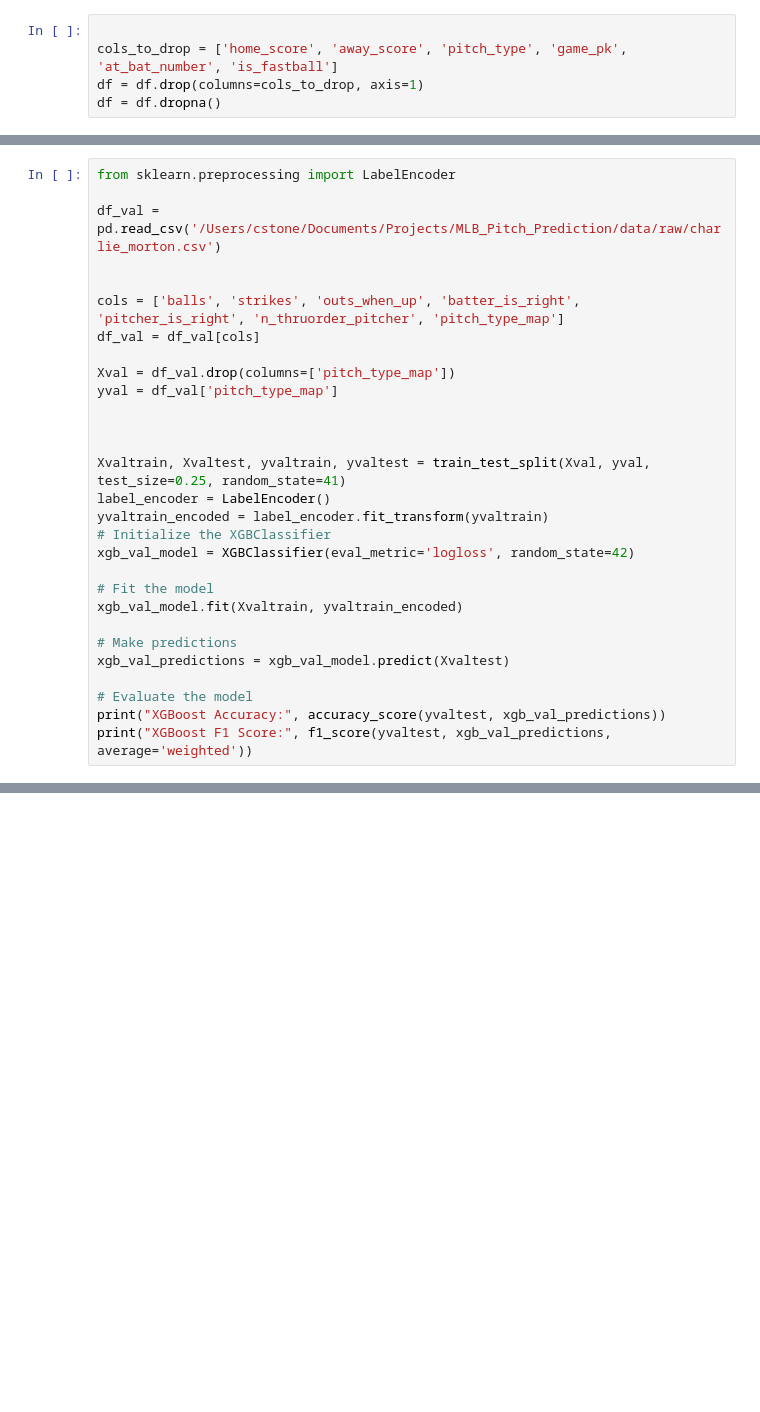
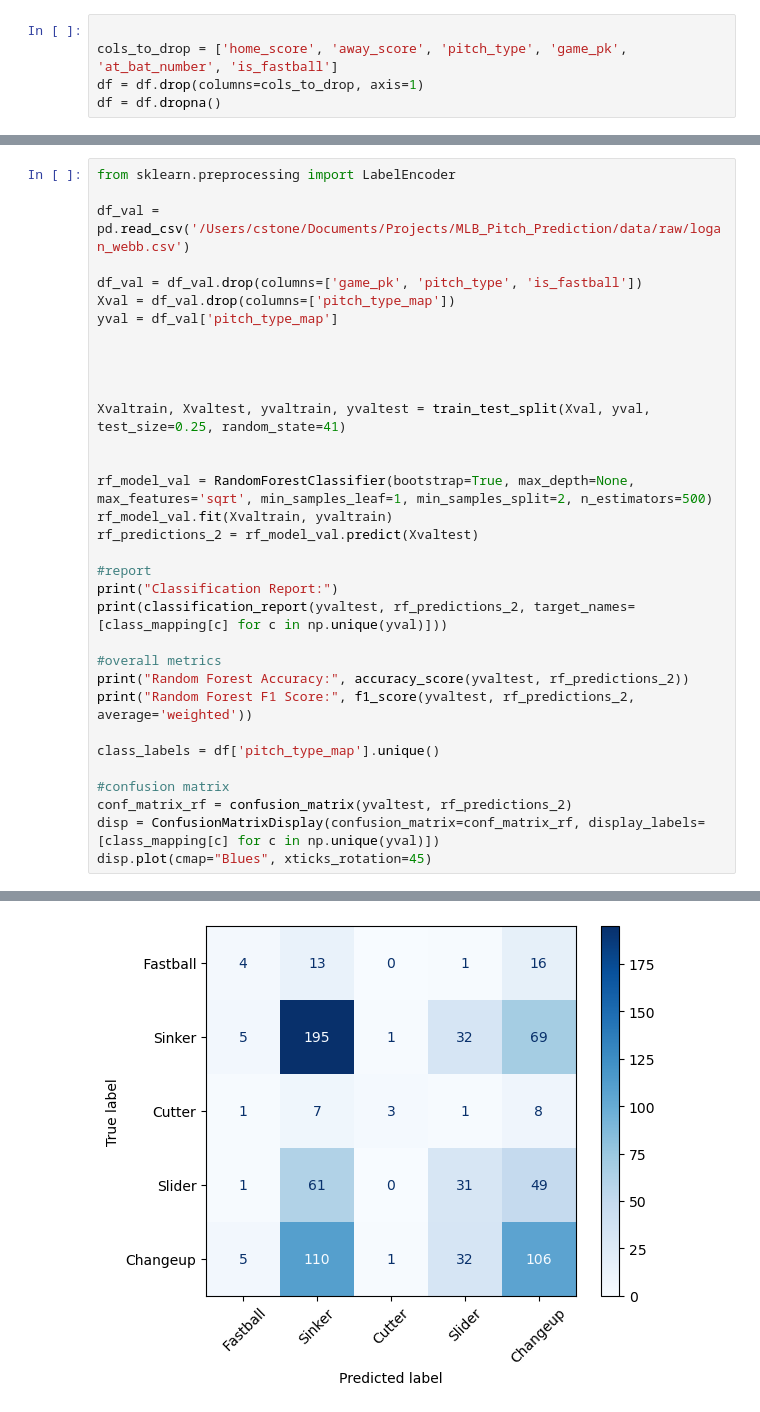
Before and after one commit to Stonec823/MLB-Pitch-Prediction, a Jupyter notebook: notebooks/models.ipynb, the cells around one changed output, grey strips where cells are left out. Saved outputs shown, nothing was run; the diff lists cells and outputs as text; blank space fills up the shorter version.

```diff
--- a/notebooks/models.ipynb
+++ b/notebooks/models.ipynb
@@ -299,30 +320,34 @@ Validating on some different pitchers
 # %%
 from sklearn.preprocessing import LabelEncoder
 
-df_val = pd.read_csv('/Users/cstone/Documents/Projects/MLB_Pitch_Prediction/data/raw/charlie_morton.csv')
+df_val = pd.read_csv('/Users/cstone/Documents/Projects/MLB_Pitch_Prediction/data/raw/logan_webb.csv')
 
-
-cols = ['balls', 'strikes', 'outs_when_up', 'batter_is_right', 'pitcher_is_right', 'n_thruorder_pitcher', 'pitch_type_map']
-df_val = df_val[cols]
-
+df_val = df_val.drop(columns=['game_pk', 'pitch_type', 'is_fastball'])
 Xval = df_val.drop(columns=['pitch_type_map'])
 yval = df_val['pitch_type_map']
 
 
 
+
 Xvaltrain, Xvaltest, yvaltrain, yvaltest = train_test_split(Xval, yval, test_size=0.25, random_state=41)
-label_encoder = LabelEncoder()
-yvaltrain_encoded = label_encoder.fit_transform(yvaltrain)
-# Initialize the XGBClassifier
-xgb_val_model = XGBClassifier(eval_metric='logloss', random_state=42)
 
-# Fit the model
-xgb_val_model.fit(Xvaltrain, yvaltrain_encoded)
 
-# Make predictions
-xgb_val_predictions = xgb_val_model.predict(Xvaltest)
+rf_model_val = RandomForestClassifier(bootstrap=True, max_depth=None, max_features='sqrt', min_samples_leaf=1, min_samples_split=2, n_estimators=500)
+rf_model_val.fit(Xvaltrain, yvaltrain)
+rf_predictions_2 = rf_model_val.predict(Xvaltest)
 
-# Evaluate the model
-print("XGBoost Accuracy:", accuracy_score(yvaltest, xgb_val_predictions))
-print("XGBoost F1 Score:", f1_score(yvaltest, xgb_val_predictions, average='weighted'))
+#report
+print("Classification Report:")
+print(classification_report(yvaltest, rf_predictions_2, target_names=[class_mapping[c] for c in np.unique(yval)]))
+
+#overall metrics
+print("Random Forest Accuracy:", accuracy_score(yvaltest, rf_predictions_2))
+print("Random Forest F1 Score:", f1_score(yvaltest, rf_predictions_2, average='weighted'))
+
+class_labels = df['pitch_type_map'].unique()
+
+#confusion matrix
+conf_matrix_rf = confusion_matrix(yvaltest, rf_predictions_2)
+disp = ConfusionMatrixDisplay(confusion_matrix=conf_matrix_rf, display_labels=[class_mapping[c] for c in np.unique(yval)])
+disp.plot(cmap="Blues", xticks_rotation=45)
 # %% [output]
@@ -330,0 +370 @@ XGBoost F1 Score: 0.36542222858537105
+[figure, added]
```
Also changed, not shown: parts of 25 cells of this notebook, 3 other files.
